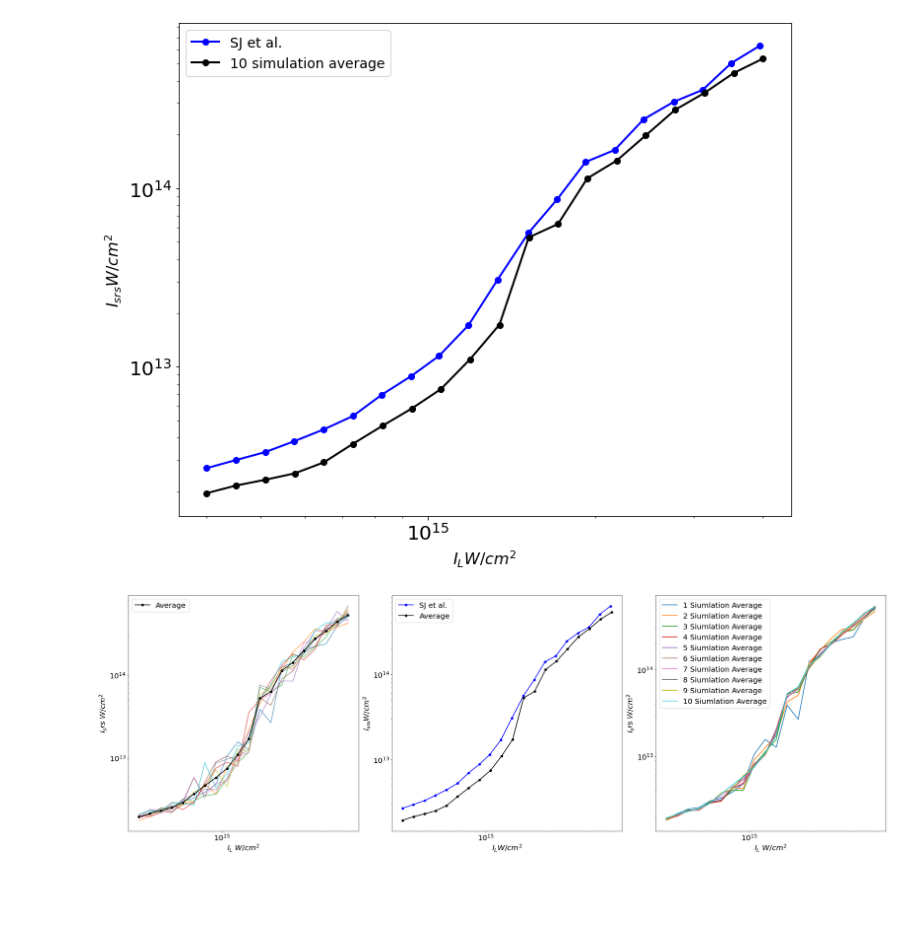
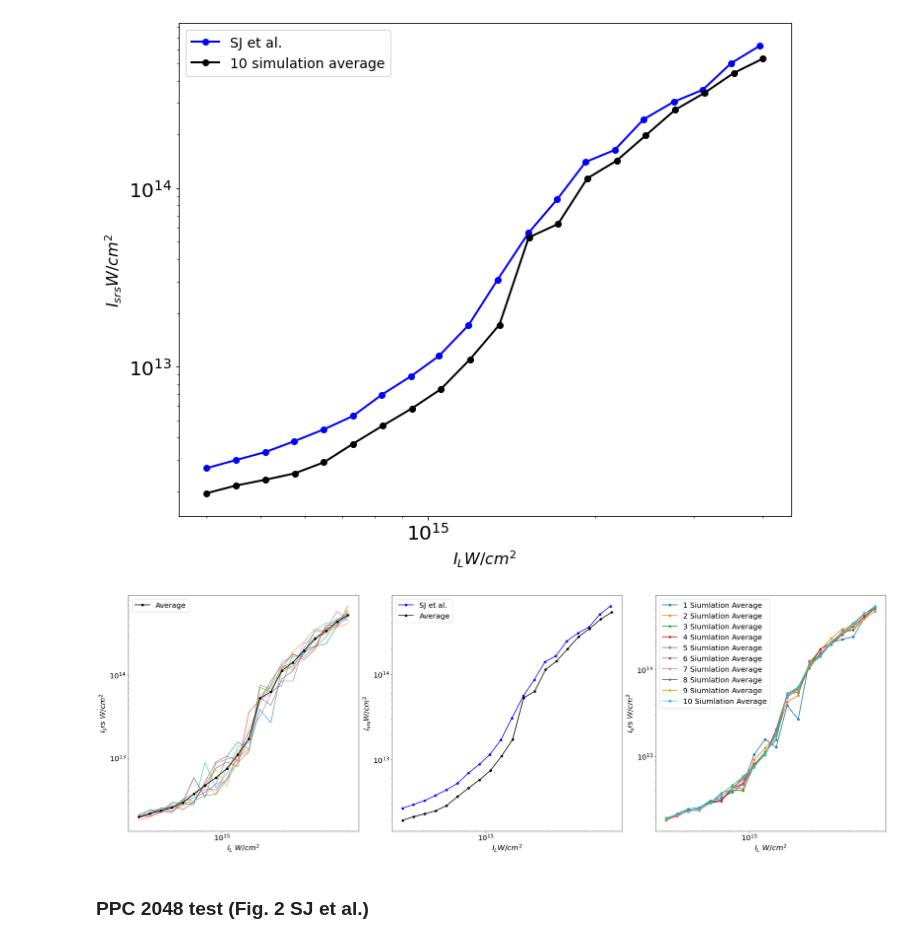
Before and after one commit to gosling123/epoch_surra, a Jupyter notebook: reflectivity_test/Ensemble_Average_Test.ipynb, the cells around one changed output. Saved outputs shown, nothing was run; the diff lists cells and outputs as text; code cells hidden in the pictures; blank space fills up the shorter version.

Commit message:
finished reflectivity test

```diff
--- a/reflectivity_test/Ensemble_Average_Test.ipynb
+++ b/reflectivity_test/Ensemble_Average_Test.ipynb
@@ -36,6 +33,6 @@ I_srs_SJ = np.load('I_SRS_SJ_data.npy')
 # %%
 for i in range(10):
 
-    plt.loglog(I[i], I_srs[i])
+    plt.loglog(I[i], I_srs[i], '-o')
     plt.gcf().set_size_inches(10,8)
 # %% [output]
@@ -59,26 +56,28 @@ plt.gcf().set_size_inches(10,8)
 # %%
 plt.subplot(1,3,1)
 for i in range(len(I)):
     plt.loglog(I[i], I_srs[i], alpha = 0.65)
 plt.loglog(I_av[-1], I_srs_av[-1], '-o', color = 'black', label = 'Average')
 plt.xlabel(r'$I_L \,\, W/cm^2 $')
 plt.ylabel(r'$I_srs \,\, W/cm^2 $')
 plt.legend()
 
 plt.subplot(1,3,2)
 plt.loglog(I_SJ[0], I_srs_SJ[0], '-o', color = 'blue', label = 'SJ et al.')
 plt.plot(I_av[-1], I_srs_av[-1], '-o', color = 'black', label = f'Average')
 plt.xlabel(r'$I_{L} W/cm^2$')
 plt.ylabel(r'$I_{srs} W/cm^2$')
 plt.legend()
 
 plt.subplot(1,3,3)
 for i in range(len(I)):
-    plt.loglog(I_av[i], I_srs_av[i], label = f'{i+1} Siumlation Average')
+    plt.loglog(I_av[i], I_srs_av[i], '-o', label = f'{i+1} Siumlation Average')
 plt.xlabel(r'$I_L \,\, W/cm^2 $')
 plt.ylabel(r'$I_srs \,\, W/cm^2 $')
 plt.legend()
 
 plt.gcf().set_size_inches(30,10)
 # %% [output]
-[figure, old version]
+[figure, new version]
+# %% [markdown]
+### PPC 2048 test (Fig. 2 SJ et al.)
```
Also changed, not shown: parts of 12 cells of this notebook, 4 other files.
